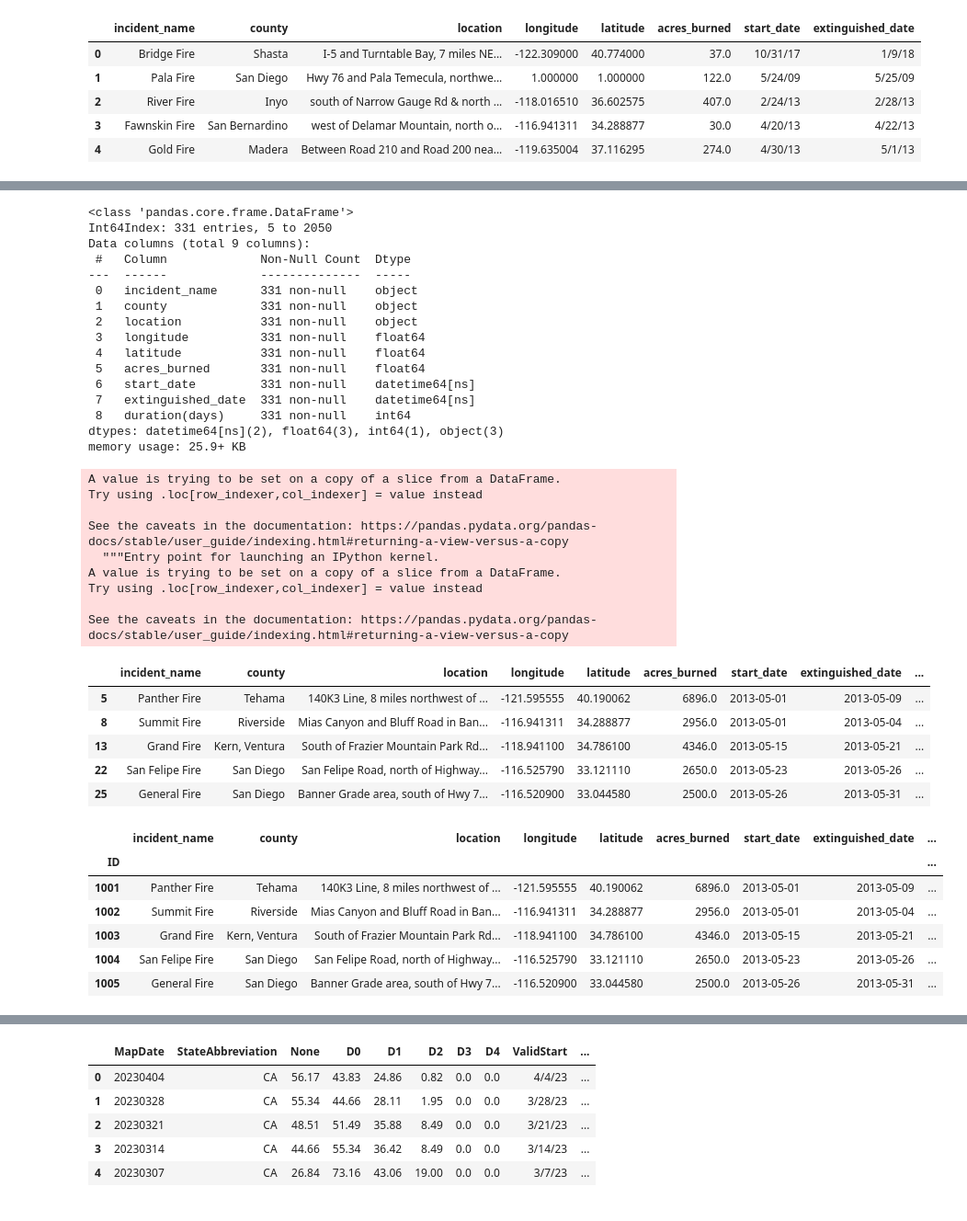
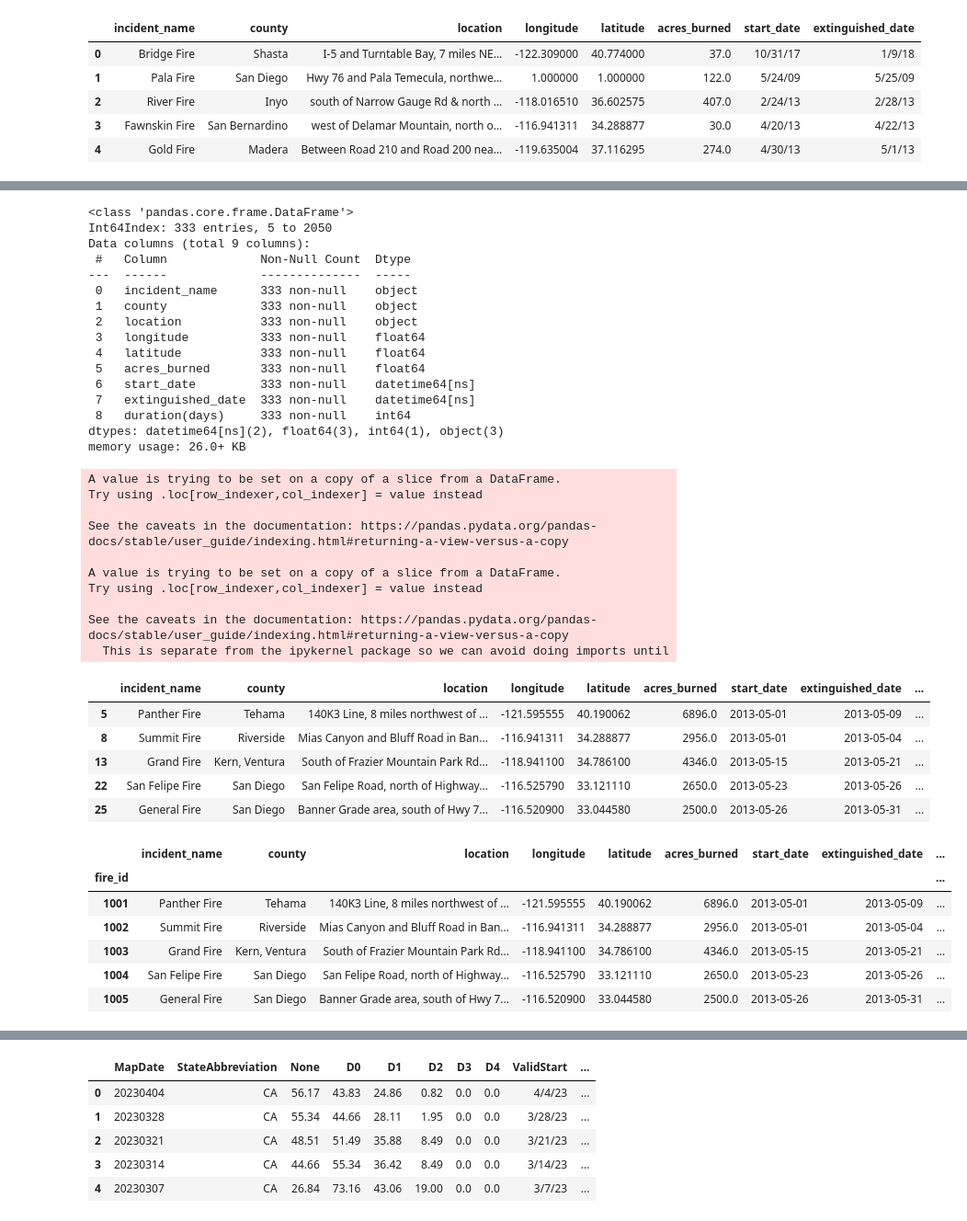
Before and after one commit to Erink8/Project3, a Jupyter notebook: CA_wildfire_data.ipynb, the cells around one changed output, grey strips where cells are left out. Shown: that part at 92% size. Drawn from its saved outputs; the diff is of its cells as text; code cells hidden in the pictures.

```diff
--- a/CA_wildfire_data.ipynb
+++ b/CA_wildfire_data.ipynb
@@ -93,5 +102,6 @@ memory usage: 129.0+ KB
 # %%
-wildfire4 = wildfire3.loc[wildfire3["acres_burned"] > 1000]
+# Filter for larger wildfires, those buring 1000+ acres
+wildfire4 = wildfire3.loc[wildfire3["acres_burned"] >= 1000]
 wildfire4.info()
 # %% [output]
 <class 'pandas.core.frame.DataFrame'>
@@ -183,35 +188,37 @@ See the caveats in the documentation: https://pandas.pydata.org/pandas-docs/stab
 wildfire5.info()
 # %% [output]
 <class 'pandas.core.frame.DataFrame'>
-Int64Index: 331 entries, 5 to 2050
+Int64Index: 333 entries, 5 to 2050
 Data columns (total 9 columns):
  #   Column             Non-Null Count  Dtype
 ---  ------             --------------  -----
- 0   incident_name      331 non-null    object
- 1   county             331 non-null    object
- 2   location           331 non-null    object
- 3   longitude          331 non-null    float64
- 4   latitude           331 non-null    float64
- 5   acres_burned       331 non-null    float64
- 6   start_date         331 non-null    datetime64[ns]
- 7   extinguished_date  331 non-null    datetime64[ns]
- 8   duration(days)     331 non-null    int64
+ 0   incident_name      333 non-null    object
+ 1   county             333 non-null    object
+ 2   location           333 non-null    object
+ 3   longitude          333 non-null    float64
+ 4   latitude           333 non-null    float64
+ 5   acres_burned       333 non-null    float64
+ 6   start_date         333 non-null    datetime64[ns]
+ 7   extinguished_date  333 non-null    datetime64[ns]
+ 8   duration(days)     333 non-null    int64
 dtypes: datetime64[ns](2), float64(3), int64(1), object(3)
-memory usage: 25.9+ KB
+memory usage: 26.0+ KB
 # %%
-wildfire5['ID'] = (range(1, len(wildfire5) + 1))
-wildfire5['ID'] = wildfire5['ID'] + 1000
+# Create unique ID values for each wilfire
+wildfire5['fire_id'] = (range(1, len(wildfire5) + 1))
+wildfire5['fire_id'] = wildfire5['fire_id'] + 1000
 wildfire5.head()
 # %% [output]
 A value is trying to be set on a copy of a slice from a DataFrame.
 Try using .loc[row_indexer,col_indexer] = value instead
 
 See the caveats in the documentation: https://pandas.pydata.org/pandas-docs/stable/user_guide/indexing.html#returning-a-view-versus-a-copy
-  """Entry point for launching an IPython kernel.
+
 A value is trying to be set on a copy of a slice from a DataFrame.
 Try using .loc[row_indexer,col_indexer] = value instead
 
 See the caveats in the documentation: https://pandas.pydata.org/pandas-docs/stable/user_guide/indexing.html#returning-a-view-versus-a-copy
+  This is separate from the ipykernel package so we can avoid doing imports until
 |  | incident_name | county | location | longitude | latitude | acres_burned | start_date | extinguished_date | ... |
 | 5 | Panther Fire | Tehama | 140K3 Line, 8 miles northwest of ... | -121.595555 | 40.190062 | 6896.0 | 2013-05-01 | 2013-05-09 | ... |
 | 8 | Summit Fire | Riverside | Mias Canyon and Bluff Road in Ban... | -116.941311 | 34.288877 | 2956.0 | 2013-05-01 | 2013-05-04 | ... |
@@ -219,11 +226,11 @@ See the caveats in the documentation: https://pandas.pydata.org/pandas-docs/stab
 | 22 | San Felipe Fire | San Diego | San Felipe Road, north of Highway... | -116.525790 | 33.121110 | 2650.0 | 2013-05-23 | 2013-05-26 | ... |
 | 25 | General Fire | San Diego | Banner Grade area, south of Hwy 7... | -116.520900 | 33.044580 | 2500.0 | 2013-05-26 | 2013-05-31 | ... |
 # %%
-wildfire5.index = wildfire5['ID']
+wildfire5.index = wildfire5['fire_id']
 wildfire5.head()
 # %% [output]
 |  | incident_name | county | location | longitude | latitude | acres_burned | start_date | extinguished_date | ... |
-| ID |  |  |  |  |  |  |  |  | ... |
+| fire_id |  |  |  |  |  |  |  |  | ... |
 | 1001 | Panther Fire | Tehama | 140K3 Line, 8 miles northwest of ... | -121.595555 | 40.190062 | 6896.0 | 2013-05-01 | 2013-05-09 | ... |
 | 1002 | Summit Fire | Riverside | Mias Canyon and Bluff Road in Ban... | -116.941311 | 34.288877 | 2956.0 | 2013-05-01 | 2013-05-04 | ... |
 | 1003 | Grand Fire | Kern, Ventura | South of Frazier Mountain Park Rd... | -118.941100 | 34.786100 | 4346.0 | 2013-05-15 | 2013-05-21 | ... |
```
Also changed, not shown: parts of 36 cells of this notebook, 3 other files.
